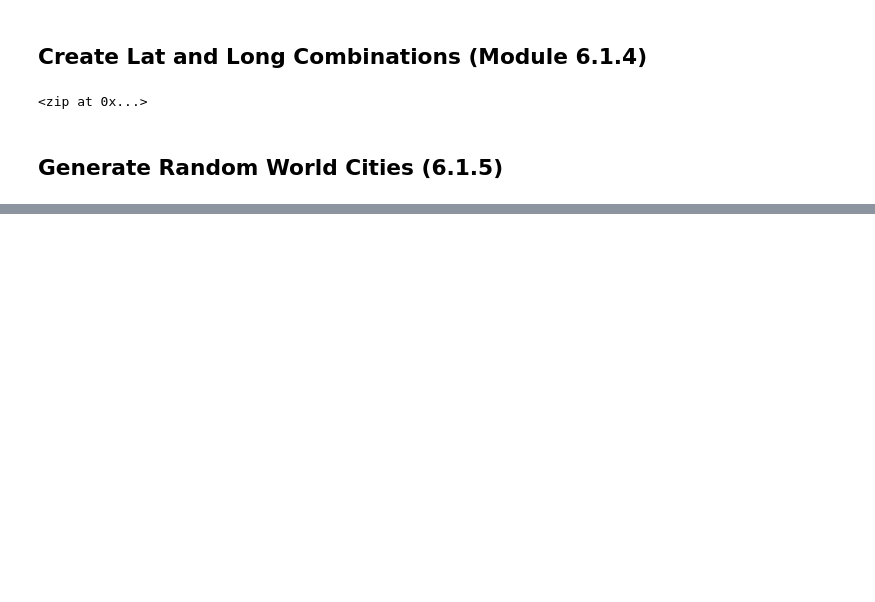
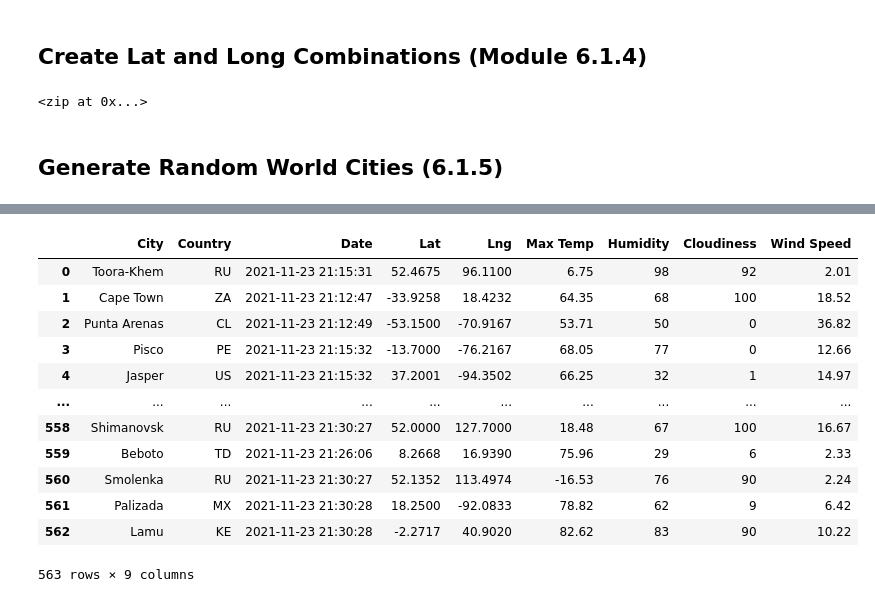
Before and after one commit to ltatro1545/World_Weather_Analysis, a Jupyter notebook: WeatherPy.ipynb, the cells around one changed output, grey strips where cells are left out. Saved outputs shown, nothing was run; the diff lists cells and outputs as text; code cells hidden in the pictures; blank space fills up the shorter version.

Commit message:
retrieved and collected weather data

```diff
--- a/WeatherPy.ipynb
+++ b/WeatherPy.ipynb
@@ -36,0 +49,6 @@ len(cities)
+# %%
+url = "http://api.openweathermap.org/data/2.5/weather?units=Imperial&APPID=" + weather_api_key
+# %%
+# Create an endpoint URL for a city
+city_url = url + "&q=" + "Boston"
+city_weather = requests.get(city_url)
@@ -36,0 +137,4 @@ len(cities)
+# %%
+# Convert the arroay of dictionaries to a Pandas DataFrame
+city_data_df = pd.DataFrame(city_data)
+city_data_df.head(10)
@@ -36,0 +153,19 @@ len(cities)
+# %%
+new_column_order = ["City", "Country", "Date", "Lat", "Lng", "Max Temp", "Humidity", "Cloudiness", "Wind Speed"]
+# %%
+city_data_df = city_data_df[new_column_order]
+city_data_df
+# %% [output]
+|  | City | Country | Date | Lat | Lng | Max Temp | Humidity | Cloudiness | Wind Speed |
+| 0 | Toora-Khem | RU | 2021-11-23 21:15:31 | 52.4675 | 96.1100 | 6.75 | 98 | 92 | 2.01 |
+| 1 | Cape Town | ZA | 2021-11-23 21:12:47 | -33.9258 | 18.4232 | 64.35 | 68 | 100 | 18.52 |
+| 2 | Punta Arenas | CL | 2021-11-23 21:12:49 | -53.1500 | -70.9167 | 53.71 | 50 | 0 | 36.82 |
+| 3 | Pisco | PE | 2021-11-23 21:15:32 | -13.7000 | -76.2167 | 68.05 | 77 | 0 | 12.66 |
+| 4 | Jasper | US | 2021-11-23 21:15:32 | 37.2001 | -94.3502 | 66.25 | 32 | 1 | 14.97 |
+| ... | ... | ... | ... | ... | ... | ... | ... | ... | ... |
+| 558 | Shimanovsk | RU | 2021-11-23 21:30:27 | 52.0000 | 127.7000 | 18.48 | 67 | 100 | 16.67 |
+| 559 | Beboto | TD | 2021-11-23 21:26:06 | 8.2668 | 16.9390 | 75.96 | 29 | 6 | 2.33 |
+| 560 | Smolenka | RU | 2021-11-23 21:30:27 | 52.1352 | 113.4974 | -16.53 | 76 | 90 | 2.24 |
+| 561 | Palizada | MX | 2021-11-23 21:30:28 | 18.2500 | -92.0833 | 78.82 | 62 | 9 | 6.42 |
+| 562 | Lamu | KE | 2021-11-23 21:30:28 | -2.2717 | 40.9020 | 82.62 | 83 | 90 | 10.22 |
+563 rows × 9 columns
```
Also changed, not shown: parts of 8 cells of this notebook, 2 other files.
